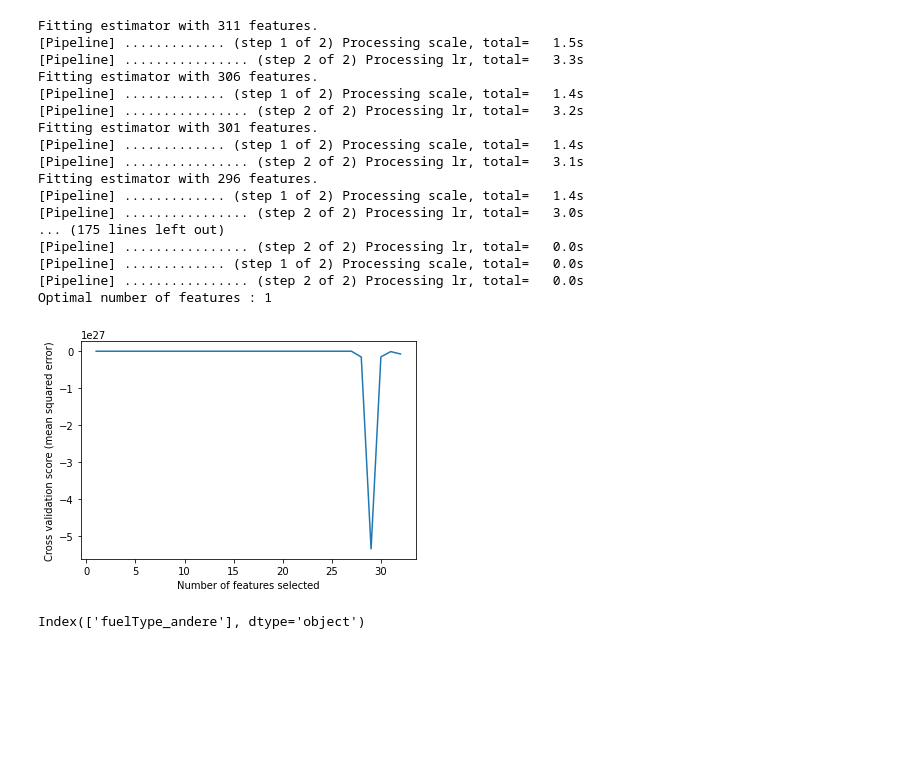
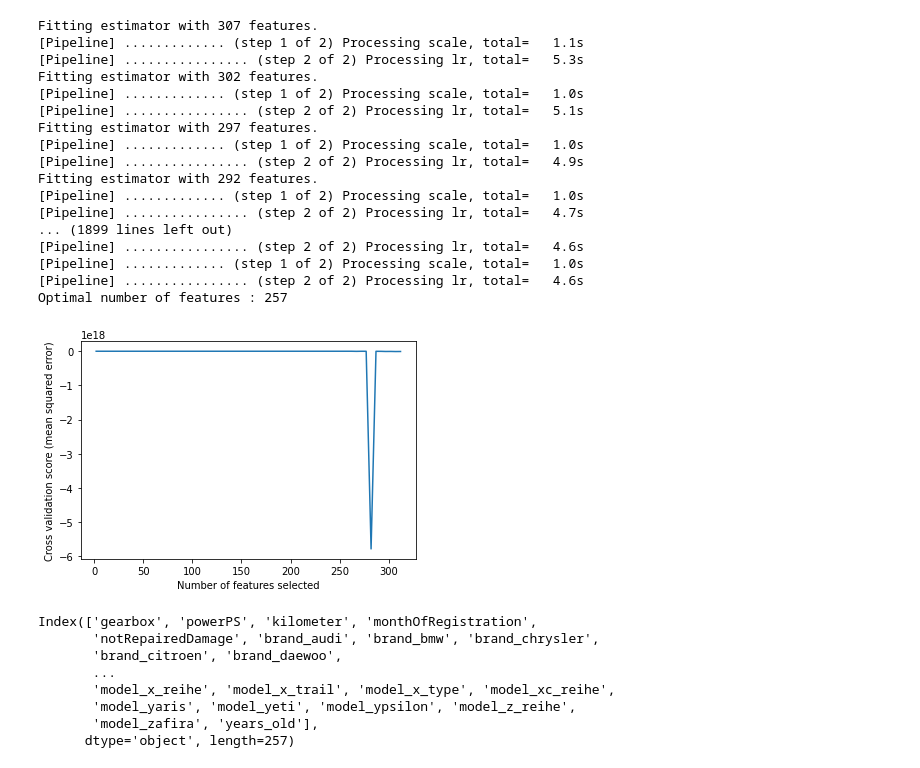
Before and after one commit to edliu2/UsedCarsProject, a Jupyter notebook: LinearRegression_FeatSelect.ipynb, the cells around one changed output. Cells and saved outputs as stored; diff of their text form; code cells hidden in the pictures; blank space fills up the shorter version.

```diff
--- a/LinearRegression_FeatSelect.ipynb
+++ b/LinearRegression_FeatSelect.ipynb
@@ -6,11 +6,14 @@ import matplotlib.pyplot as plt
 import pandas as pd
 
 #Loading the dataset
-dataset = pd.read_csv('processed.csv')
-
+try:
+  dataset = pd.read_csv('processed.csv')
+except:
+  dataset = pd.read_csv('drive/My Drive/processed.csv')
 # print(dataset)
 
 X = dataset.iloc[:,2:] #We are not using column 1. Also we slice it this way because we want X to be a matrix
 y = dataset.iloc[:,1]
 
+from sklearn.model_selection import train_test_split
 X_train, X_test, y_train, y_test = train_test_split(X,y, test_size = 0.3, random_state = 0)
@@ -34,39 +40,48 @@ lin_pipeline =  PipelineRFE([
                     ('lr', LinearRegression())
                      ], verbose=True)
 
-selectionObj = RFECV(lin_pipeline, step=5, cv=10, scoring='neg_mean_squared_error', n_jobs=-1, verbose=1)
+# on Colab this seems to hang if n_jobs != 1
+# grid search on number of features to maximize (- MSE)
+selectionObj = RFECV(lin_pipeline, step=5, cv=10, scoring='neg_mean_squared_error', n_jobs=1, verbose=10)
 selectionObj.fit(X_train, y_train)
 print("Optimal number of features : %d" % selectionObj.n_features_)
 # %% [output]
-Fitting estimator with 311 features.
-[Pipeline] ............. (step 1 of 2) Processing scale, total=   1.5s
-[Pipeline] ................ (step 2 of 2) Processing lr, total=   3.3s
-Fitting estimator with 306 features.
-[Pipeline] ............. (step 1 of 2) Processing scale, total=   1.4s
-[Pipeline] ................ (step 2 of 2) Processing lr, total=   3.2s
-Fitting estimator with 301 features.
-[Pipeline] ............. (step 1 of 2) Processing scale, total=   1.4s
-[Pipeline] ................ (step 2 of 2) Processing lr, total=   3.1s
-Fitting estimator with 296 features.
-[Pipeline] ............. (step 1 of 2) Processing scale, total=   1.4s
-[Pipeline] ................ (step 2 of 2) Processing lr, total=   3.0s
-... (175 lines left out)
-[Pipeline] ................ (step 2 of 2) Processing lr, total=   0.0s
-[Pipeline] ............. (step 1 of 2) Processing scale, total=   0.0s
-[Pipeline] ................ (step 2 of 2) Processing lr, total=   0.0s
-Optimal number of features : 1
+Fitting estimator with 307 features.
+[Pipeline] ............. (step 1 of 2) Processing scale, total=   1.1s
+[Pipeline] ................ (step 2 of 2) Processing lr, total=   5.3s
+Fitting estimator with 302 features.
+[Pipeline] ............. (step 1 of 2) Processing scale, total=   1.0s
+[Pipeline] ................ (step 2 of 2) Processing lr, total=   5.1s
+Fitting estimator with 297 features.
+[Pipeline] ............. (step 1 of 2) Processing scale, total=   1.0s
+[Pipeline] ................ (step 2 of 2) Processing lr, total=   4.9s
+Fitting estimator with 292 features.
+[Pipeline] ............. (step 1 of 2) Processing scale, total=   1.0s
+[Pipeline] ................ (step 2 of 2) Processing lr, total=   4.7s
+... (1899 lines left out)
+[Pipeline] ................ (step 2 of 2) Processing lr, total=   4.6s
+[Pipeline] ............. (step 1 of 2) Processing scale, total=   1.0s
+[Pipeline] ................ (step 2 of 2) Processing lr, total=   4.6s
+Optimal number of features : 257
 # %%
 # Plot number of features VS. cross-validation scores
 plt.figure()
 plt.xlabel("Number of features selected")
 plt.ylabel("Cross validation score (mean squared error)")
-plt.plot(range(1, len(selectionObj.grid_scores_) + 1), selectionObj.grid_scores_)
+plt.plot(range(2, 5*len(selectionObj.grid_scores_) + 2, 5), selectionObj.grid_scores_)
 plt.show()
 # %% [output]
-[figure, old version]
+[figure, new version]
 # %%
 #check features
 selected_features = X_train.columns[selectionObj.support_]
 print(selected_features)
 # %% [output]
-Index(['fuelType_andere'], dtype='object')
+Index(['gearbox', 'powerPS', 'kilometer', 'monthOfRegistration',
+       'notRepairedDamage', 'brand_audi', 'brand_bmw', 'brand_chrysler',
+       'brand_citroen', 'brand_daewoo',
+       ...
+       'model_x_reihe', 'model_x_trail', 'model_x_type', 'model_xc_reihe',
+       'model_yaris', 'model_yeti', 'model_ypsilon', 'model_z_reihe',
+       'model_zafira', 'years_old'],
+      dtype='object', length=257)
```
Also changed, not shown: parts of 2 cells of this notebook.
